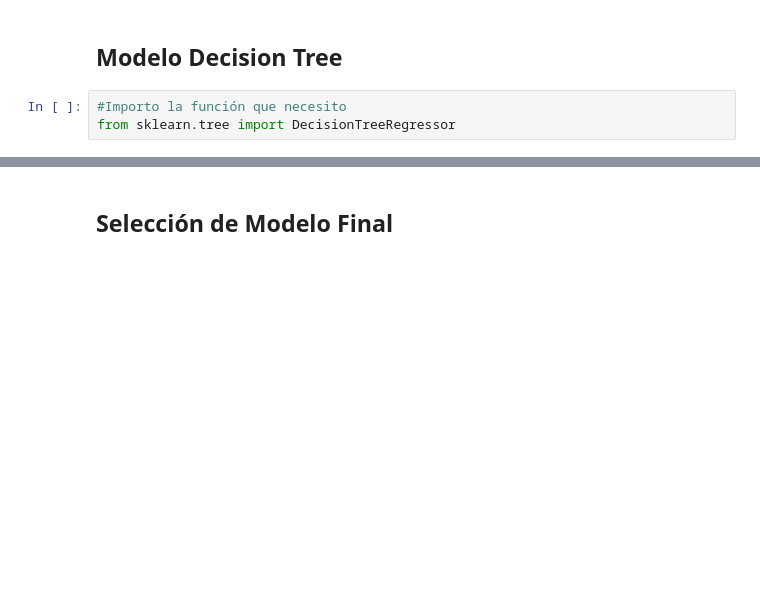
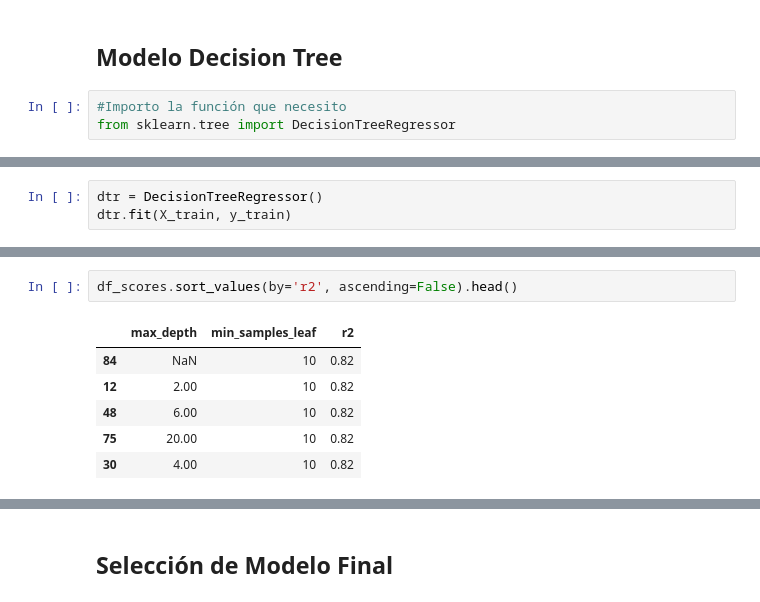
Before and after one commit to caro6852lq/MachineLearning_PredictPricesProperties, a Jupyter notebook: Notebook/notebook.ipynb, the cells around one changed output, grey strips where cells are left out. Saved outputs shown, nothing was run; the diff lists cells and outputs as text; blank space fills up the shorter version.

```diff
--- a/Notebook/notebook.ipynb
+++ b/Notebook/notebook.ipynb
@@ -470,0 +434,3 @@ r2_score(y_test, y_pred)
+# %%
+dtr = DecisionTreeRegressor()
+dtr.fit(X_train, y_train)
@@ -470,0 +516,9 @@ r2_score(y_test, y_pred)
+# %%
+df_scores.sort_values(by='r2', ascending=False).head()
+# %% [output]
+|  | max_depth | min_samples_leaf | r2 |
+| 84 | NaN | 10 | 0.82 |
+| 12 | 2.00 | 10 | 0.82 |
+| 48 | 6.00 | 10 | 0.82 |
+| 75 | 20.00 | 10 | 0.82 |
+| 30 | 4.00 | 10 | 0.82 |
```
Also changed, not shown: parts of 15 cells of this notebook.
